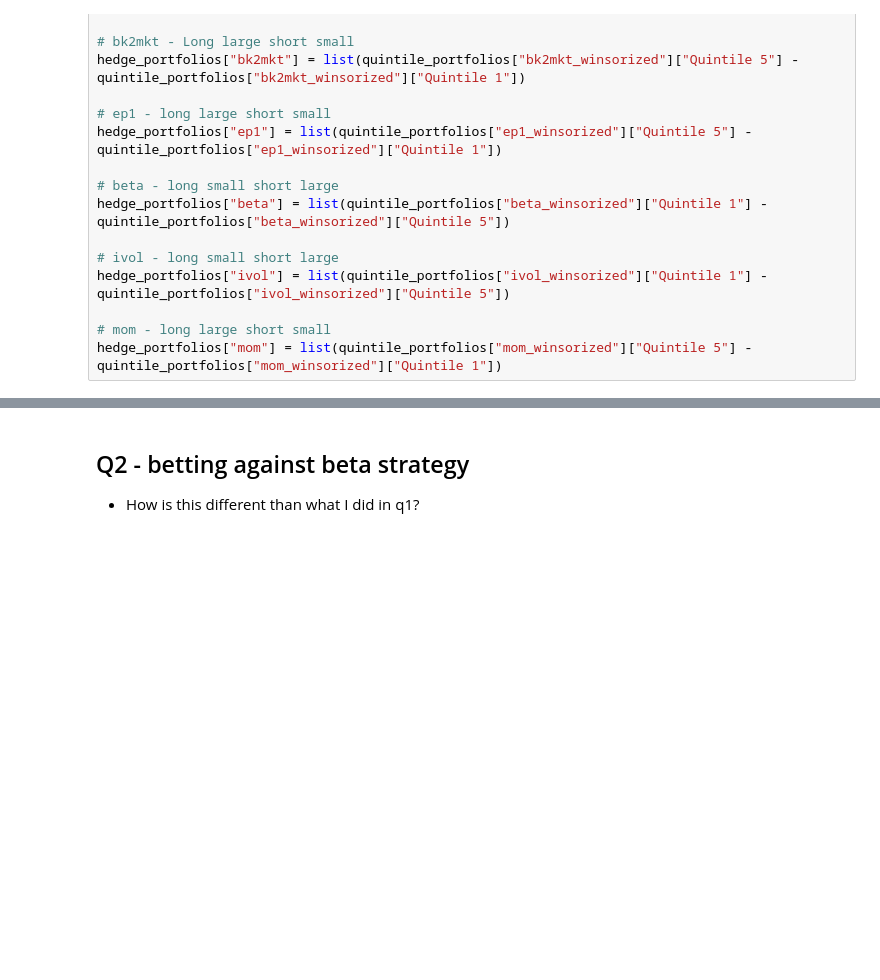
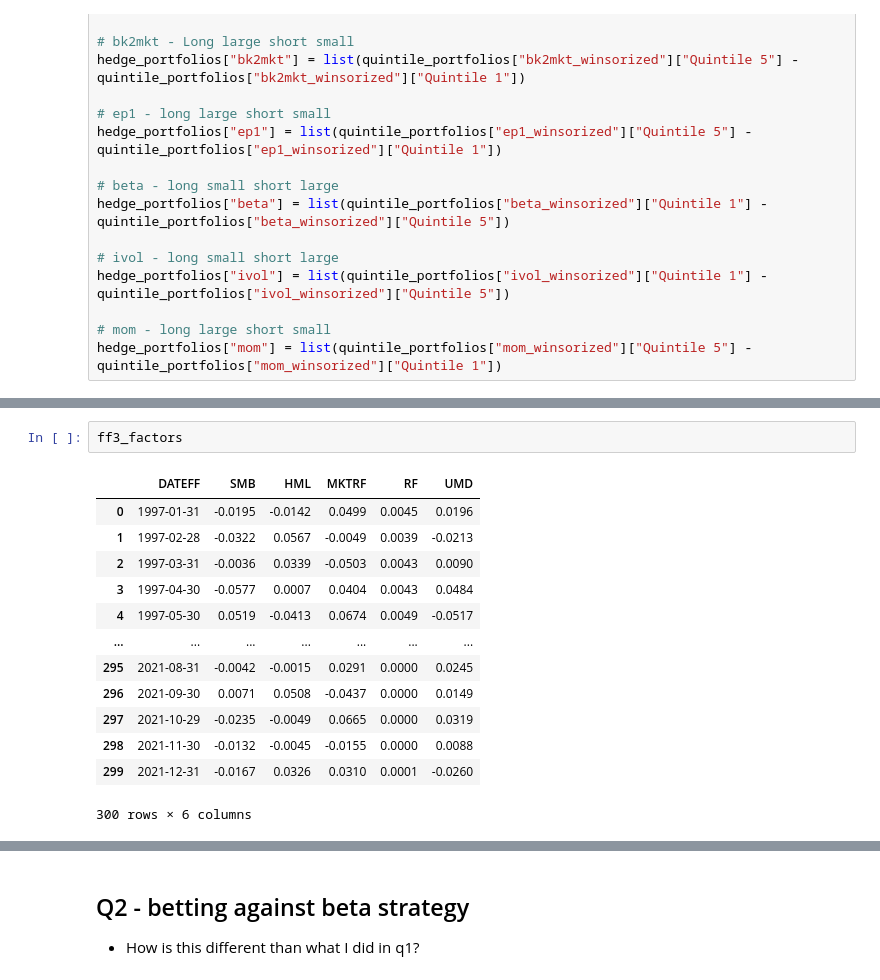
Before and after one commit to uWaterloo-CFM/CFM-301, a Jupyter notebook: Assignment 4/Assignment 4 - Code.ipynb, the cells around one changed output, grey strips where cells are left out. Cells and saved outputs as stored; diff of their text form; blank space fills up the shorter version.

```diff
--- a/Assignment 4/Assignment 4 - Code.ipynb
+++ b/Assignment 4/Assignment 4 - Code.ipynb
@@ -242 +252,17 @@ TODO figure out how to calculate CAPM alpha, FF3+mom alpha (Same as from A2?)
+# %%
+ff3_factors
+# %% [output]
+|  | DATEFF | SMB | HML | MKTRF | RF | UMD |
+| 0 | 1997-01-31 | -0.0195 | -0.0142 | 0.0499 | 0.0045 | 0.0196 |
+| 1 | 1997-02-28 | -0.0322 | 0.0567 | -0.0049 | 0.0039 | -0.0213 |
+| 2 | 1997-03-31 | -0.0036 | 0.0339 | -0.0503 | 0.0043 | 0.0090 |
+| 3 | 1997-04-30 | -0.0577 | 0.0007 | 0.0404 | 0.0043 | 0.0484 |
+| 4 | 1997-05-30 | 0.0519 | -0.0413 | 0.0674 | 0.0049 | -0.0517 |
+| ... | ... | ... | ... | ... | ... | ... |
+| 295 | 2021-08-31 | -0.0042 | -0.0015 | 0.0291 | 0.0000 | 0.0245 |
+| 296 | 2021-09-30 | 0.0071 | 0.0508 | -0.0437 | 0.0000 | 0.0149 |
+| 297 | 2021-10-29 | -0.0235 | -0.0049 | 0.0665 | 0.0000 | 0.0319 |
+| 298 | 2021-11-30 | -0.0132 | -0.0045 | -0.0155 | 0.0000 | 0.0088 |
+| 299 | 2021-12-31 | -0.0167 | 0.0326 | 0.0310 | 0.0001 | -0.0260 |
+300 rows × 6 columns
 # %%
```
Also changed, not shown: parts of 14 cells of this notebook, 4 other files.
